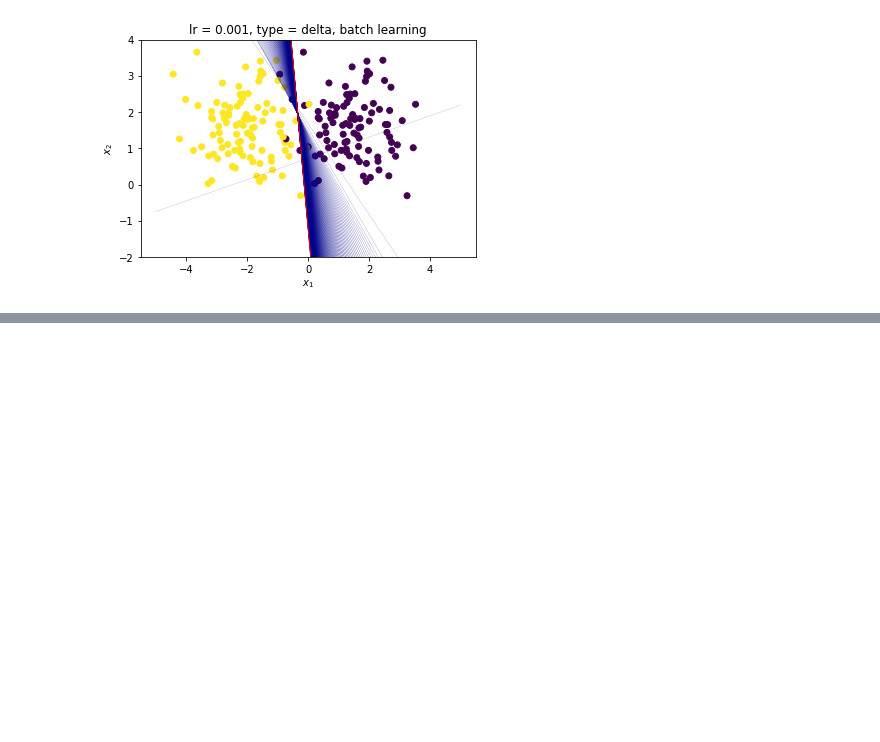
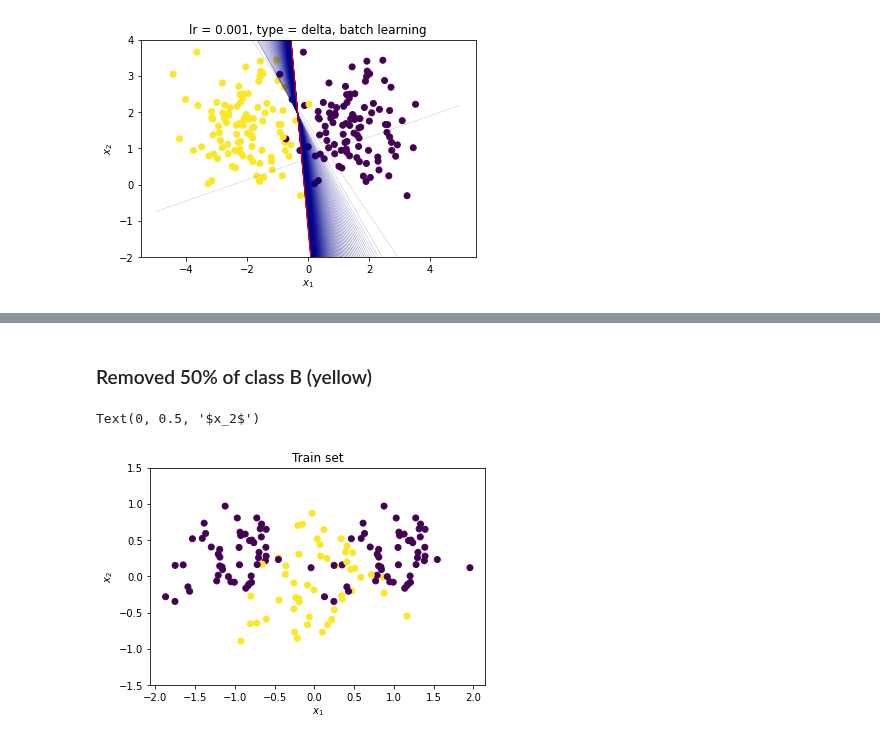
Before and after one commit to kenza-bouzid/ann_labs, a Jupyter notebook: 3.1.3.ipynb, the cells around one changed output, grey strips where cells are left out. Drawn from its saved outputs; the diff is of its cells as text; code cells hidden in the pictures; blank space fills up the shorter version.

```diff
--- a/3.1.3.ipynb
+++ b/3.1.3.ipynb
@@ -45,0 +99,12 @@ break after iteration 73
+# %% [markdown]
+### Removed 50% of class B (yellow)
+# %%
+X_train, X_test, y_train, y_test = split_50(data_ex3, class_label=1)
+plt.ylim([-1.5,1.5])
+plt.scatter(X_train[:,0],X_train[:,1], c=y_train)
+plt.title('Train set')
+plt.xlabel(r'$x_1$')
+plt.ylabel(r'$x_2$')
+# %% [output]
+Text(0, 0.5, '$x_2$')
+[figure, added]
```
Also changed, not shown: parts of 18 cells of this notebook, 3 other files.
